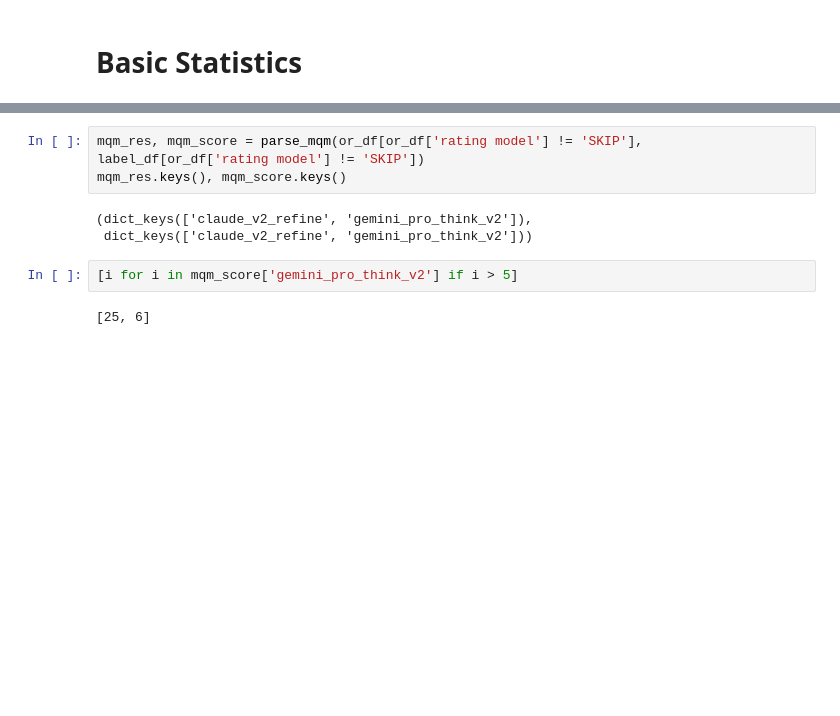
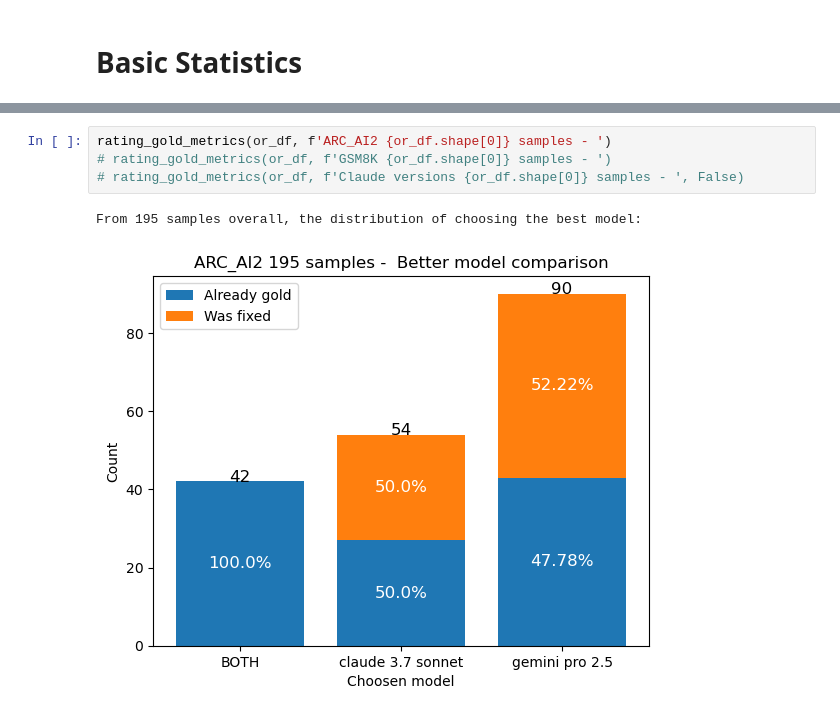
Before and after one commit to sarelWeinberger/qwen-hebrew-finetuning, a Jupyter notebook: translation/3 - Evaluate labeling.ipynb, the cells around one changed output, grey strips where cells are left out. Cells and saved outputs as stored; diff of their text form; blank space fills up the shorter version.

```diff
--- a/translation/3 - Evaluate labeling.ipynb
+++ b/translation/3 - Evaluate labeling.ipynb
@@ -81,10 +93,7 @@ label_df[(label_df[f'category_annotation_2'] != '') & (label_df[f'severity_annot
-# %%
-mqm_res, mqm_score = parse_mqm(or_df[or_df['rating model'] != 'SKIP'], label_df[or_df['rating model'] != 'SKIP'])
-mqm_res.keys(), mqm_score.keys()
-# %% [output]
-(dict_keys(['claude_v2_refine', 'gemini_pro_think_v2']),
- dict_keys(['claude_v2_refine', 'gemini_pro_think_v2']))
-# %%
-[i for i in mqm_score['gemini_pro_think_v2'] if i > 5]
-# %% [output]
-[25, 6]
+# %%
+rating_gold_metrics(or_df, f'ARC_AI2 {or_df.shape[0]} samples - ')
+# rating_gold_metrics(or_df, f'GSM8K {or_df.shape[0]} samples - ')
+# rating_gold_metrics(or_df, f'Claude versions {or_df.shape[0]} samples - ', False)
+# %% [output]
+From 195 samples overall, the distribution of choosing the best model:
+[figure, added]
```
Also changed, not shown: parts of 26 cells of this notebook, 8 other files.
